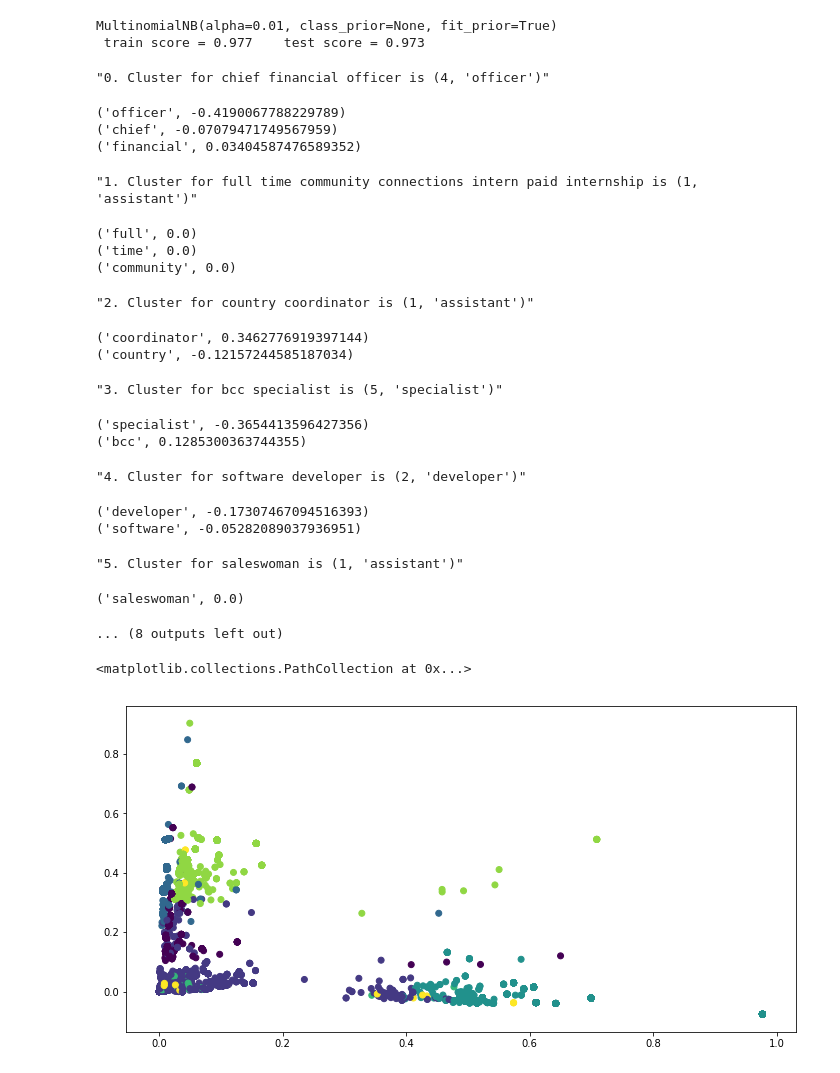
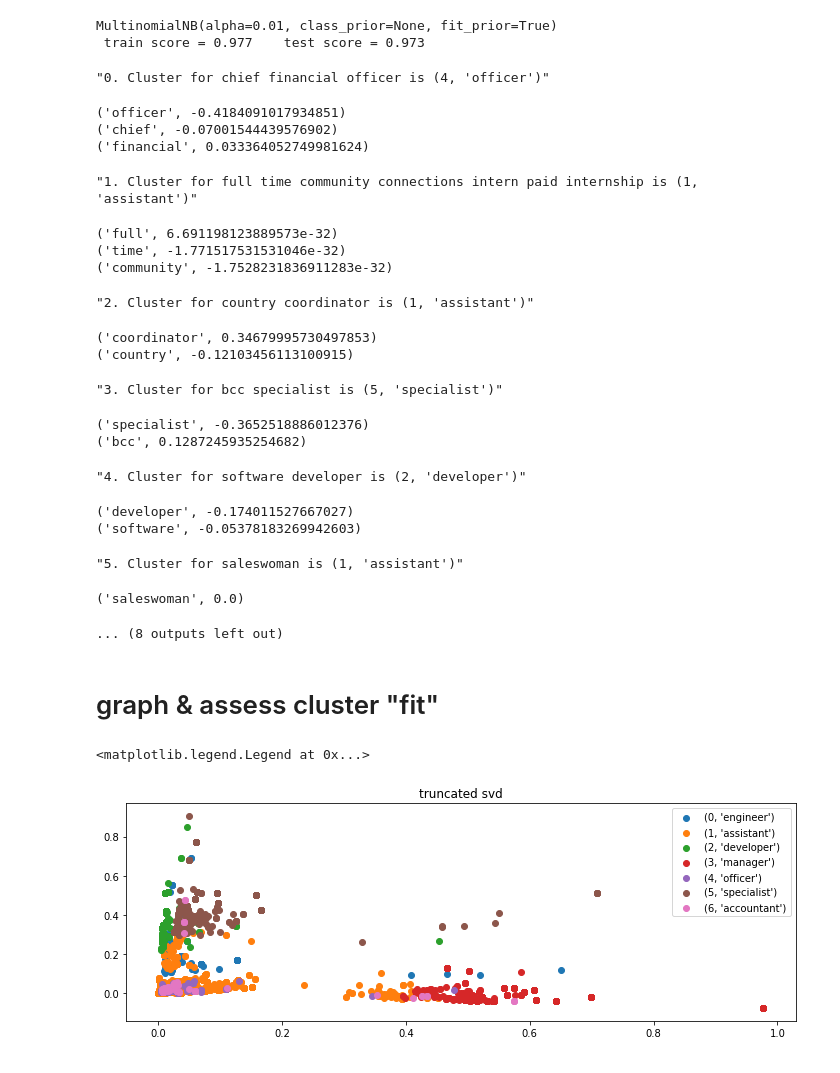
Before and after one commit to mondayn/py, a Jupyter notebook: jobClassify.ipynb, the cells around one changed output. Drawn from its saved outputs; the diff is of its cells as text; code cells hidden in the pictures.

```diff
--- a/jobClassify.ipynb
+++ b/jobClassify.ipynb
@@ -216,60 +228,51 @@ c = make_pipeline(matrix,clf)
 
 from lime.lime_text import LimeTextExplainer
 explainer = LimeTextExplainer(class_names=np.unique(y))
-exp = explainer.explain_instance(data[i],c.predict_proba,num_features=1)
-# ,top_labels=1)
-# print(exp.available_labels())
-# exp.show_in_notebook(text=df.Title.iloc[i],labels=(1,))
 
 for i in range(10):
     exp = explainer.explain_instance(data[i],c.predict_proba,num_features=3)
+    # exp.show_in_notebook(text=df.Title.iloc[i],labels=(1,))
     '{}. Cluster for {} is {}'.format(i,data[i],clusterNames[y[i]])
 #     print ('Explanation for class %s' % data[i])
     print ('\n'.join(map(str, exp.as_list())))
     print ()
 # %% [output]
 "0. Cluster for chief financial officer is (4, 'officer')"
-('officer', -0.4190067788229789)
-('chief', -0.07079471749567959)
-('financial', 0.03404587476589352)
+('officer', -0.4184091017934851)
+('chief', -0.07001544439576902)
+('financial', 0.033364052749981624)
 "1. Cluster for full time community connections intern paid internship is (1, 'assistant')"
-('full', 0.0)
-('time', 0.0)
-('community', 0.0)
+('full', 6.691198123889573e-32)
+('time', -1.771517531531046e-32)
+('community', -1.7528231836911283e-32)
 "2. Cluster for country coordinator is (1, 'assistant')"
-('coordinator', 0.3462776919397144)
-('country', -0.12157244585187034)
+('coordinator', 0.34679995730497853)
+('country', -0.12103456113100915)
 "3. Cluster for bcc specialist is (5, 'specialist')"
-('specialist', -0.3654413596427356)
-('bcc', 0.1285300363744355)
+('specialist', -0.3652518886012376)
+('bcc', 0.1287245935254682)
 "4. Cluster for software developer is (2, 'developer')"
-('developer', -0.17307467094516393)
-('software', -0.05282089037936951)
+('developer', -0.174011527667027)
+('software', -0.05378183269942603)
 "5. Cluster for saleswoman is (1, 'assistant')"
 ('saleswoman', 0.0)
 ... (8 outputs left out)
-# %%
-# from sklearn import manifold
-from sklearn import decomposition
-
-numPoints = 1000
-
-# dimRed = decomposition.PCA(n_components=2)
-dimRed = decomposition.TruncatedSVD(n_components=2)
-# dimRed = manifold.TSNE()
-Xt = dimRed.fit_transform(X_train)
-
-
-import matplotlib.cm as cm
-from pylab import rcParams
-rcParams['figure.figsize'] = 12, 6
-# myCm = cm.rainbow(np.linspace(0, 1, len(np.linspace(0, 1,len(y_train[:numPoints])))))
-fig, ax = plt.subplots()
-ax.scatter(x=Xt[:,0],y=Xt[:,1],c=y_train)
-# ,label=[clusterNames[i][1] for i in y_train[:numPoints]] )
-# ax.legend()
-# ax.grid(True)
-# plt.show()
-# %% [output]
-<matplotlib.collections.PathCollection at 0x...>
-[figure, removed]
+# %% [markdown]
+# graph & assess cluster "fit"
+# %%
+from sklearn import decomposition
+dimRed = decomposition.TruncatedSVD(n_components=2)
+Xt = dimRed.fit_transform(X_train)
+
+df2 = pd.DataFrame(Xt)
+df2['cluster'] = y_train
+
+_ = plt.figure(i,figsize=(12,4))
+for i,j in zip(np.unique(y_train),clusterNames):
+    data = df2[df2.cluster==i].iloc[:,:2].values
+    _=plt.scatter(data[:,0],data[:,1],label=j)
+_ = plt.gca().set_title('truncated svd')
+plt.legend()
+# %% [output]
+<matplotlib.legend.Legend at 0x...>
+[figure, added]
```
Also changed, not shown: parts of 6 cells of this notebook, 9 other files.
